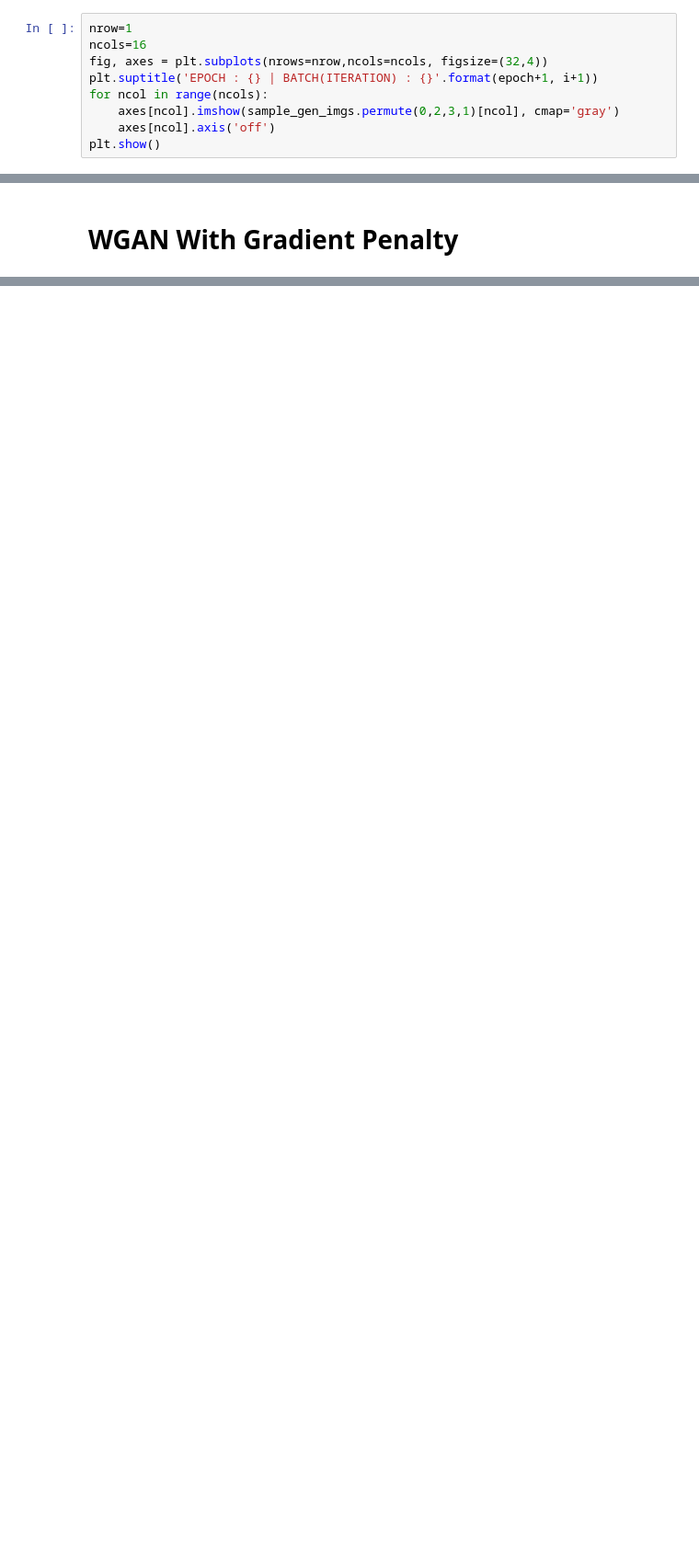
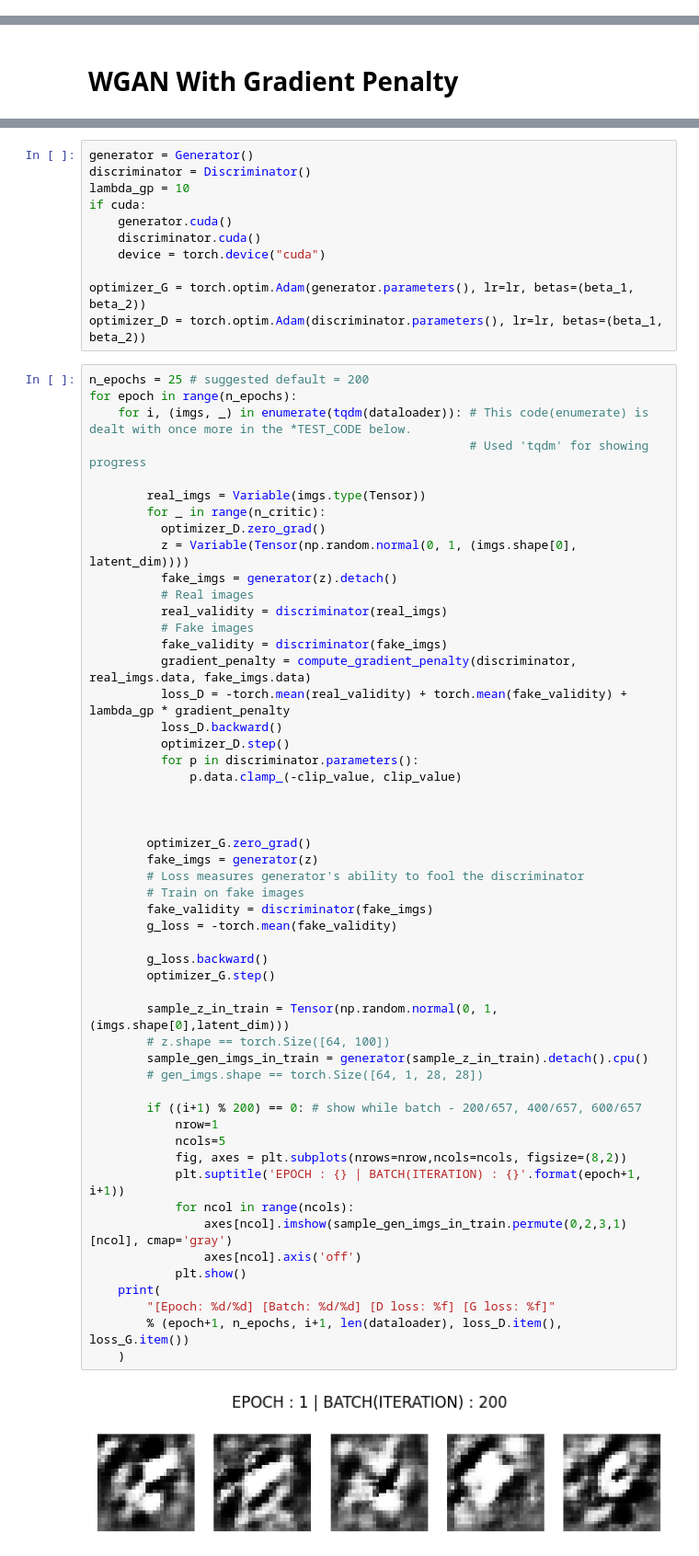
Before and after one commit to sswt/dive2gai, a Jupyter notebook: unit2/GAN_WGAN.ipynb, the cells around one changed output, grey strips where cells are left out. Shown at 92% size. Drawn from its saved outputs; the diff is of its cells as text; blank space fills up the shorter version.

Commit message:
GAN Has Been Added First Iteration

```diff
--- a/unit2/GAN_WGAN.ipynb
+++ b/unit2/GAN_WGAN.ipynb
@@ -338,9 +281,0 @@ tensor([[ 0.6992, -0.8500, -0.0608,  ...,  0.3409, -0.1906, -0.2261],
-# %%
-nrow=1
-ncols=16
-fig, axes = plt.subplots(nrows=nrow,ncols=ncols, figsize=(32,4))
-plt.suptitle('EPOCH : {} | BATCH(ITERATION) : {}'.format(epoch+1, i+1))
-for ncol in range(ncols):
-    axes[ncol].imshow(sample_gen_imgs.permute(0,2,3,1)[ncol], cmap='gray')
-    axes[ncol].axis('off')
-plt.show()
@@ -384,0 +308,65 @@ NameError: ignored
+# %%
+generator = Generator()
+discriminator = Discriminator()
+lambda_gp = 10
+if cuda:
+    generator.cuda()
+    discriminator.cuda()
+    device = torch.device("cuda")
+
+optimizer_G = torch.optim.Adam(generator.parameters(), lr=lr, betas=(beta_1, beta_2))
+optimizer_D = torch.optim.Adam(discriminator.parameters(), lr=lr, betas=(beta_1, beta_2))
+# %%
+n_epochs = 25 # suggested default = 200
+for epoch in range(n_epochs):
+    for i, (imgs, _) in enumerate(tqdm(dataloader)): # This code(enumerate) is dealt with once more in the *TEST_CODE below.
+                                                     # Used 'tqdm' for showing progress
+
+        real_imgs = Variable(imgs.type(Tensor))
+        for _ in range(n_critic):
+          optimizer_D.zero_grad()
+          z = Variable(Tensor(np.random.normal(0, 1, (imgs.shape[0], latent_dim))))
+          fake_imgs = generator(z).detach()
+          # Real images
+          real_validity = discriminator(real_imgs)
+          # Fake images
+          fake_validity = discriminator(fake_imgs)
+          gradient_penalty = compute_gradient_penalty(discriminator, real_imgs.data, fake_imgs.data)
+          loss_D = -torch.mean(real_validity) + torch.mean(fake_validity) + lambda_gp * gradient_penalty
+          loss_D.backward()
+          optimizer_D.step()
+          for p in discriminator.parameters():
+              p.data.clamp_(-clip_value, clip_value)
+
+
+
+        optimizer_G.zero_grad()
+        fake_imgs = generator(z)
+        # Loss measures generator's ability to fool the discriminator
+        # Train on fake images
+        fake_validity = discriminator(fake_imgs)
+        g_loss = -torch.mean(fake_validity)
+
+        g_loss.backward()
+        optimizer_G.step()
+
+        sample_z_in_train = Tensor(np.random.normal(0, 1, (imgs.shape[0],latent_dim)))
+        # z.shape == torch.Size([64, 100])
+        sample_gen_imgs_in_train = generator(sample_z_in_train).detach().cpu()
+        # gen_imgs.shape == torch.Size([64, 1, 28, 28])
+
+        if ((i+1) % 200) == 0: # show while batch - 200/657, 400/657, 600/657
+            nrow=1
+            ncols=5
+            fig, axes = plt.subplots(nrows=nrow,ncols=ncols, figsize=(8,2))
+            plt.suptitle('EPOCH : {} | BATCH(ITERATION) : {}'.format(epoch+1, i+1))
+            for ncol in range(ncols):
+                axes[ncol].imshow(sample_gen_imgs_in_train.permute(0,2,3,1)[ncol], cmap='gray')
+                axes[ncol].axis('off')
+            plt.show()
+    print(
+        "[Epoch: %d/%d] [Batch: %d/%d] [D loss: %f] [G loss: %f]"
+        % (epoch+1, n_epochs, i+1, len(dataloader), loss_D.item(), loss_G.item())
+    )
+# %% [output]
+[figure, added]
```
Also changed, not shown: parts of 15 cells of this notebook.
